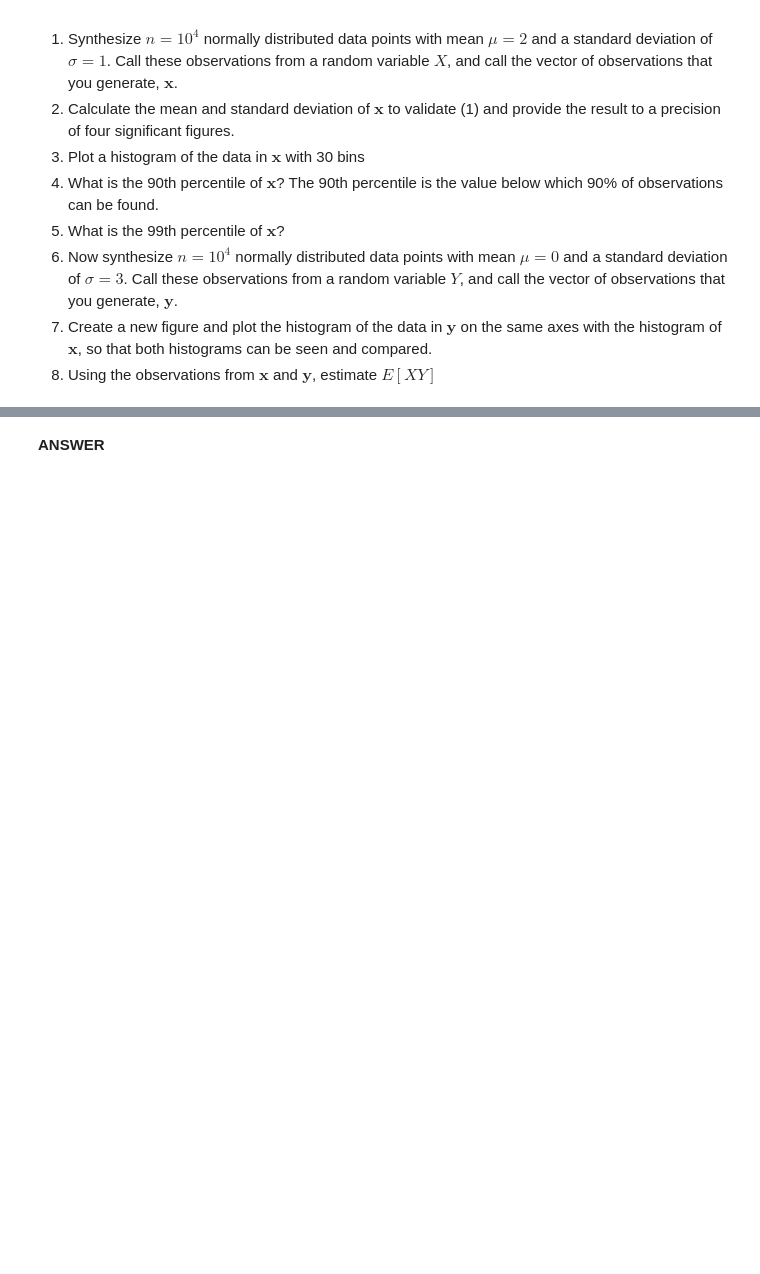
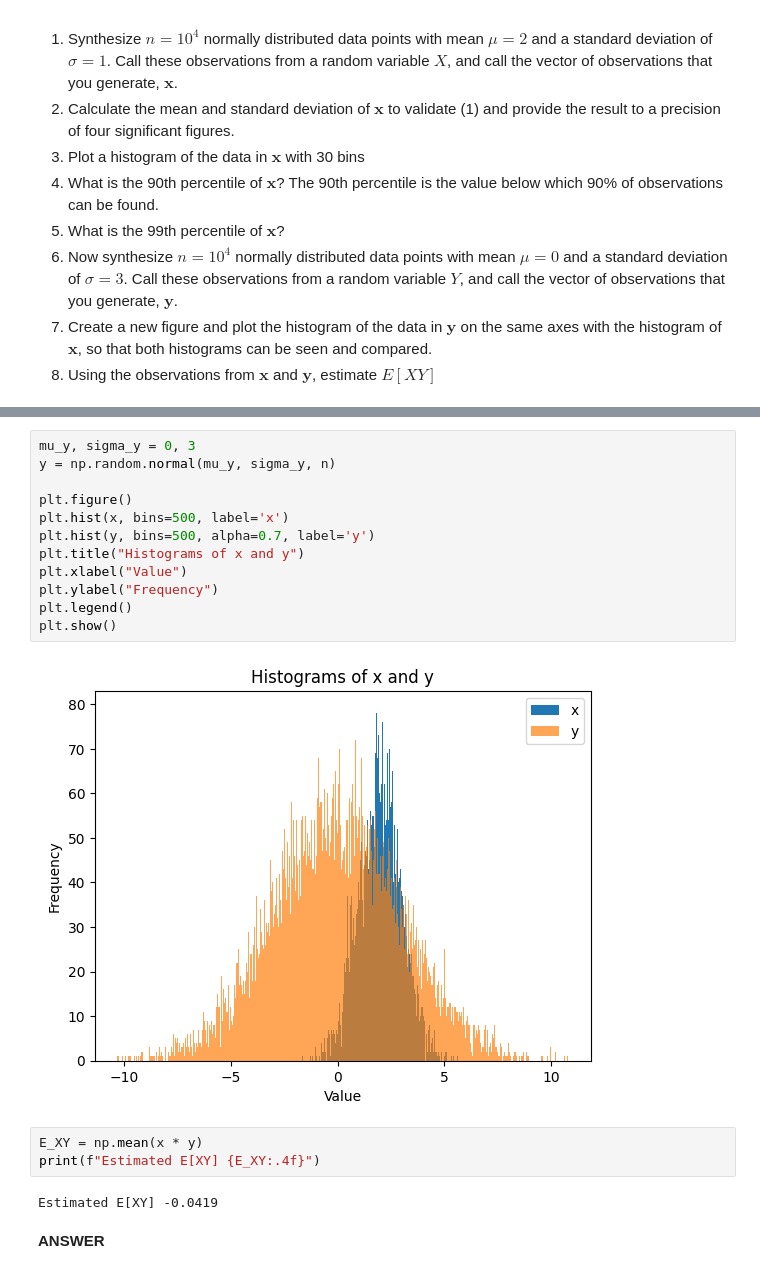
Before and after one commit to benolivr/csci447, a Jupyter notebook: assignments/Assignment_1.ipynb, the cells around one changed output, grey strips where cells are left out. Drawn from its saved outputs; the diff is of its cells as text; blank space fills up the shorter version.

```diff
--- a/assignments/Assignment_1.ipynb
+++ b/assignments/Assignment_1.ipynb
@@ -238,3 +445,22 @@ Your output should use the `print()` function as follows (where the # symbols re
+# %%
+mu_y, sigma_y = 0, 3
+y = np.random.normal(mu_y, sigma_y, n)
+
+plt.figure()
+plt.hist(x, bins=500, label='x')
+plt.hist(y, bins=500, alpha=0.7, label='y')
+plt.title("Histograms of x and y")
+plt.xlabel("Value")
+plt.ylabel("Frequency")
+plt.legend()
+plt.show()
+# %% [output]
+[figure, added]
+# %%
+E_XY = np.mean(x * y)
+print(f"Estimated E[XY] {E_XY:.4f}")
+# %% [output]
+Estimated E[XY] -0.0419
 # %% [markdown]
 **ANSWER**
 # %% [markdown]
```
Also changed, not shown: parts of 22 cells of this notebook.
